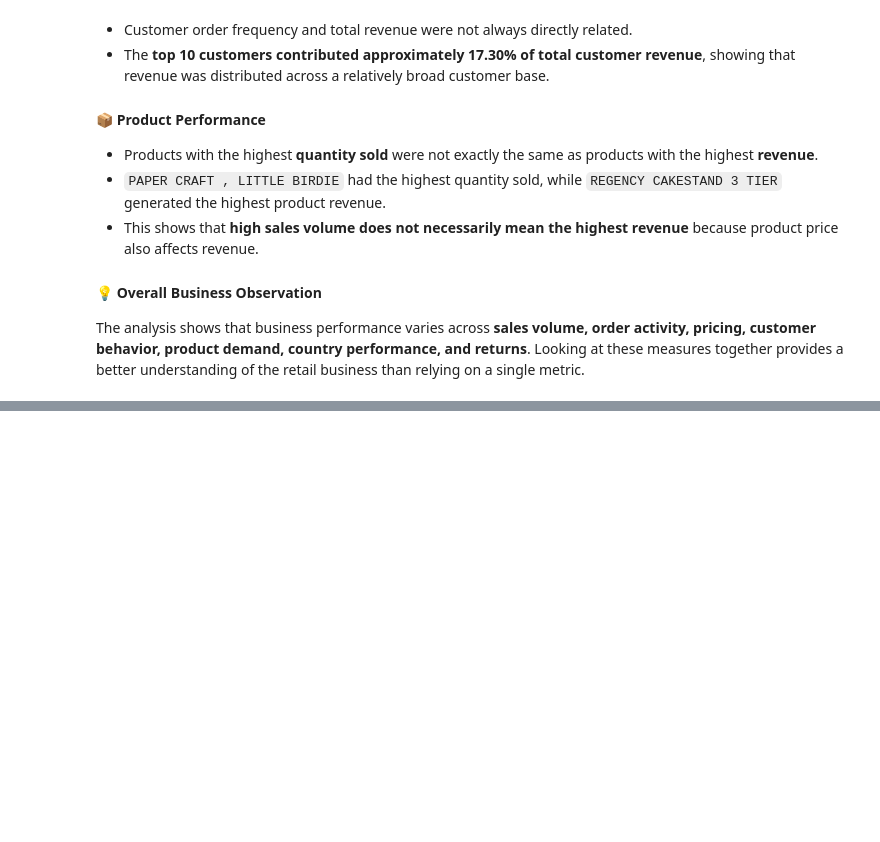
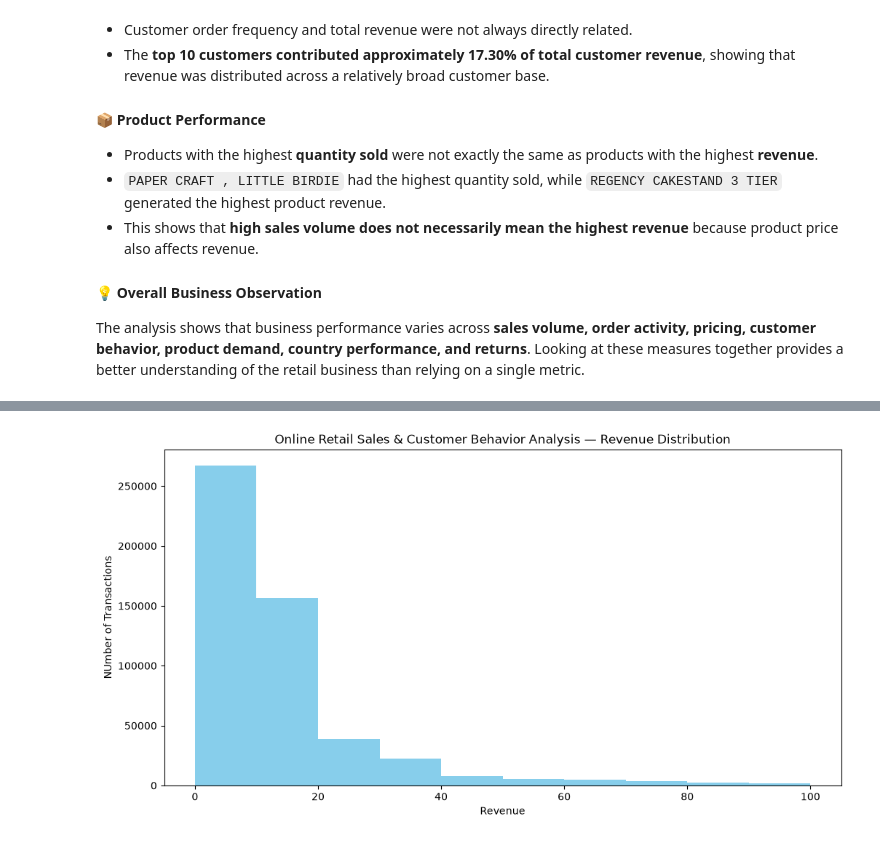
Before and after one commit to vikasa-y/Online-Retail-Sales-Analysis, a Jupyter notebook: Notebooks/Online_Retail_Eda.ipynb, the cells around one changed output, grey strips where cells are left out. Saved outputs shown, nothing was run; the diff lists cells and outputs as text; code cells hidden in the pictures; blank space fills up the shorter version.

```diff
--- a/Notebooks/Online_Retail_Eda.ipynb
+++ b/Notebooks/Online_Retail_Eda.ipynb
@@ -1389,0 +1416,10 @@ The analysis shows that business performance varies across **sales volume, order
+# %%
+plt.figure(figsize=(12,6))
+plt.hist(sales_df["Revenue"], range=(0,100) ,color="skyblue")
+plt.title("Online Retail Sales & Customer Behavior Analysis — Revenue Distribution")
+plt.xlabel("Revenue")
+plt.ylabel("NUmber of Transactions")
+plt.savefig("C:/Users/vikasa s y/Downloads/Online-Retail-Sales-Analysis/images/Revenue_range(0-100).png" , dpi=300 , bbox_inches="tight")
+plt.show()
+# %% [output]
+[figure, added]
```
Also changed, not shown: parts of 11 cells of this notebook.
